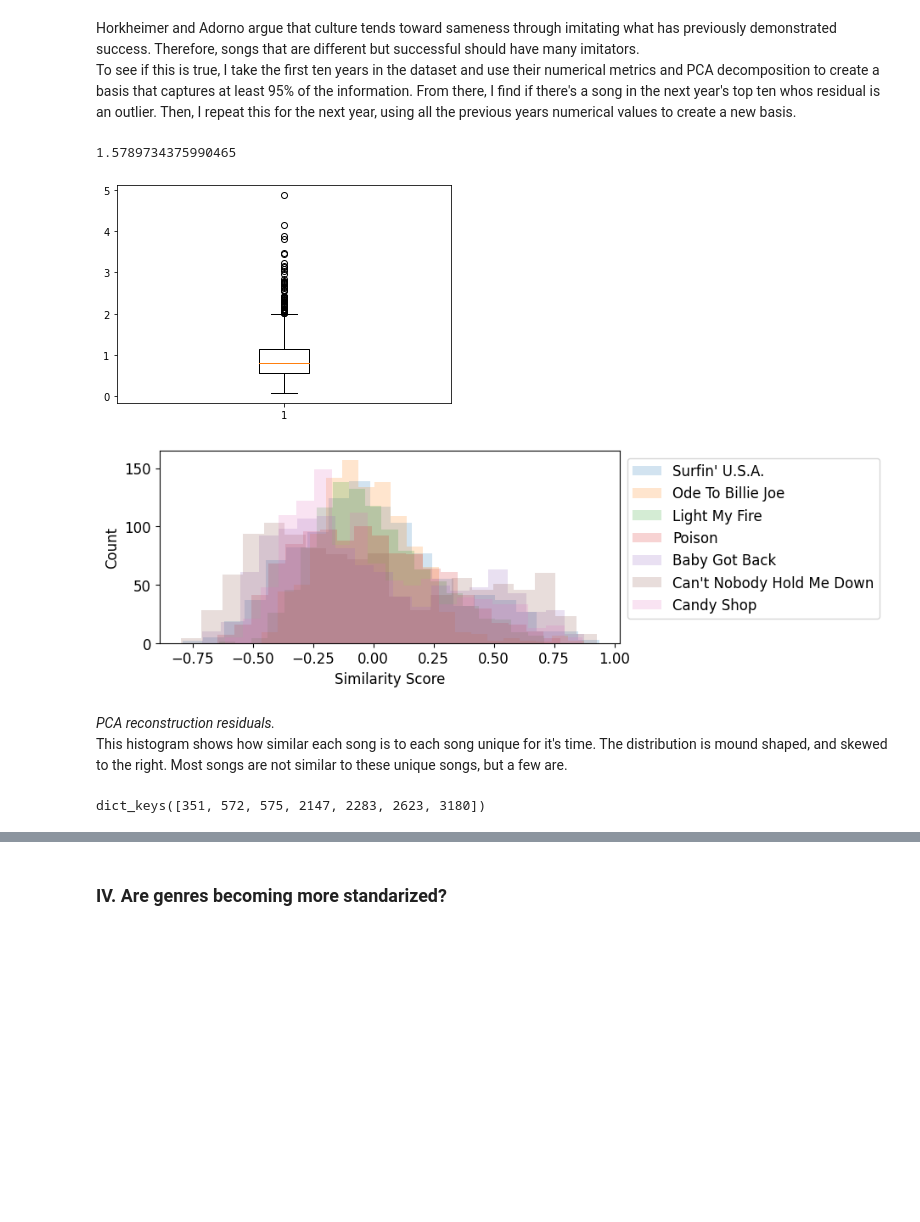
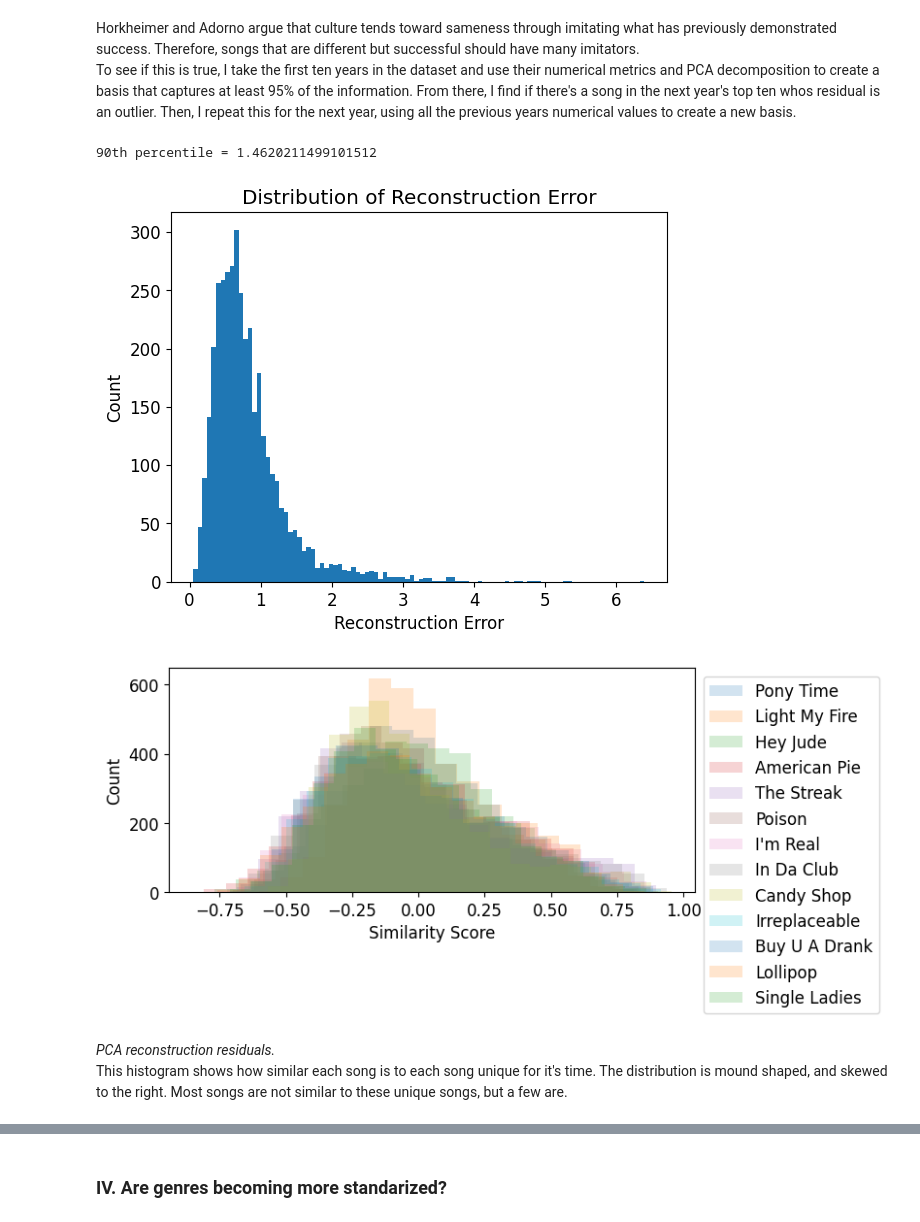
Before and after one commit to graceshaoy/music_trends, a Jupyter notebook: pt1_check_horkheimer.ipynb, the cells around one changed output, grey strips where cells are left out. Saved outputs shown, nothing was run; the diff lists cells and outputs as text; code cells hidden in the pictures; blank space fills up the shorter version.

```diff
--- a/pt1_check_horkheimer.ipynb
+++ b/pt1_check_horkheimer.ipynb
@@ -104,8 +114,7 @@ numerical_group = {'num_words':'words','num_dupes':'words','difficult_words':'wo
                     'neg_sentiment':'sentiment','neu_sentiment':'sentiment','pos_sentiment':'sentiment'}
 numerical = list(numerical)
 # %%
-standarized = music_df.copy().dropna()
-for var in numerical:
-    standarized[var] = (standarized[var] - standarized[var].mean())/standarized[var].std()
+standardized = music_df.copy()
+standardized[numerical] = StandardScaler().fit_transform(music_df[numerical])
 # %% [markdown]
 # II. Has our taste changed?
@@ -177,23 +173,24 @@ from sklearn.decomposition import PCA
 # %%
-#| output: false
-
 # build a PCA for the past years, find a song whos vector does not fit well into the existing PCA
 all_reconstruct_err = []
-for i in range(1960, 2016): # need ten years to start w
-    past_df = standarized[['year','pos']+numerical].query('year < @i')
+for i in range(1960, 2015+1): # need ten years to start w
+    past_df = standardized[['year','pos']+numerical].query('year < @i')
     pca = PCA(0.95)
     pca.fit(past_df[numerical])
     # print(i, sum(pca.explained_variance_ratio_), pca.n_components_)
 
-    current_df = standarized.query('year == @i')#.query('pos < 10')
+    current_df = standardized.query('year == @i')
     current_pca = pca.transform(current_df[numerical])
     current_reconstruct = pca.inverse_transform(current_pca)
     current_reconstruct_err = np.linalg.norm(current_df[numerical] - current_reconstruct, axis=1)
     all_reconstruct_err.extend(current_reconstruct_err)
 # find what residuals stand out
-plt.boxplot(all_reconstruct_err)
-np.percentile(all_reconstruct_err, 90)
+plt.hist(all_reconstruct_err, bins=100)
+plt.xlabel('Reconstruction Error')
+plt.ylabel('Count')
+plt.title('Distribution of Reconstruction Error')
+print(f'90th percentile = {np.percentile(all_reconstruct_err, 90)}')
 # %% [output]
-1.5789734375990465
+90th percentile = 1.4620211499101512
-[figure, old version]
+[figure, new version]
 # %%
@@ -210,15 +206,15 @@ for i in influential.index:
 # find threshold for similarity
 infl_5pct = {}
 plt.figure(figsize=(7,3))
-for i in influential.index:
-    plt.hist(compare['similarity_'+str(i)], bins=20, alpha = 0.2, label = influential.loc[i,'title'])
-    infl_10pct[i] = np.percentile(compare['similarity_'+str(i)], 95)
+for i in unique.index:
+    plt.hist(compare['similarity_'+str(i)], bins=20, alpha = 0.2, label = unique.loc[i,'title'])
+    infl_5pct[i] = np.percentile(compare['similarity_'+str(i)], 95)
 plt.legend(bbox_to_anchor=[1,1])
 plt.xlabel('Similarity Score')
 plt.ylabel('Count')
 plt.show()
 # %% [output]
-[figure, old version]
+[figure, new version]
 # %% [markdown]
 *PCA reconstruction residuals.* <br>
 This histogram shows how similar each song is to each song unique for it's time. The distribution is mound shaped, and skewed to the right. Most songs are not similar to these unique songs, but a few are.
@@ -229,7 +225 @@ for i in influential.index:
     # print(len(influenced[i]))
-# %%
-#| output: false
-
-influenced.keys()
-# %% [output]
-dict_keys([351, 572, 575, 2147, 2283, 2623, 3180])
```
Also changed, not shown: parts of 17 cells of this notebook, 7 other files.
